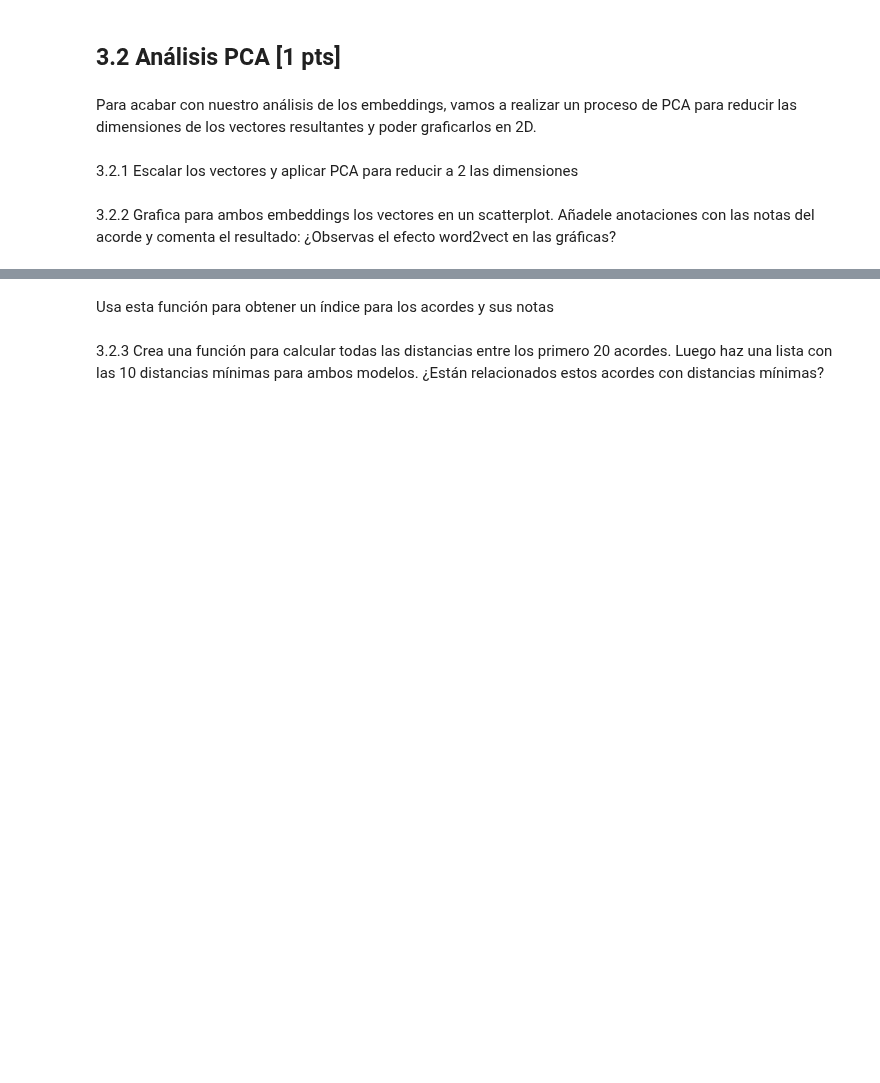
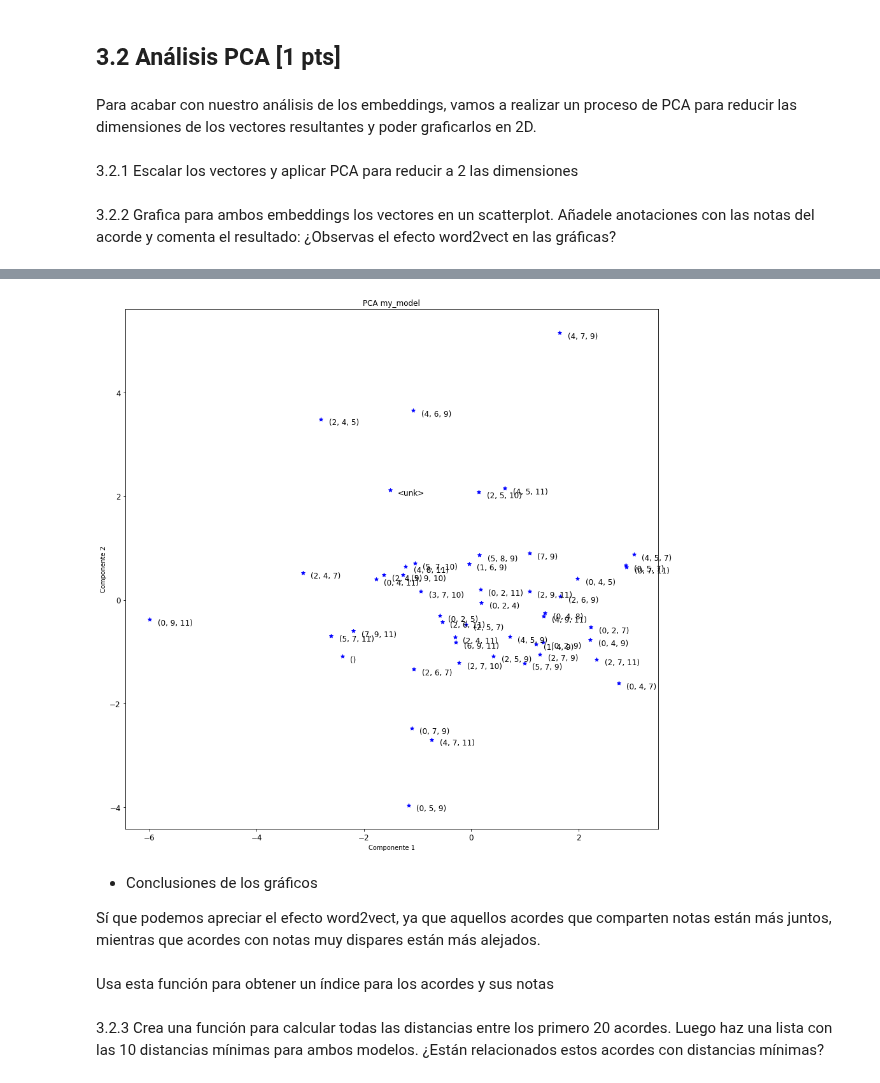
Before and after one commit to mariousm/Data-Science-Master, a Jupyter notebook: 2021-22/SegundoSemestre/DeepLearning/PEC3/UbiernaSanMamesMario_PEC3.ipynb, the cells around one changed output, grey strips where cells are left out. Cells and saved outputs as stored; diff of their text form; code cells hidden in the pictures; blank space fills up the shorter version.

```diff
--- a/2021-22/SegundoSemestre/DeepLearning/PEC3/UbiernaSanMamesMario_PEC3.ipynb
+++ b/2021-22/SegundoSemestre/DeepLearning/PEC3/UbiernaSanMamesMario_PEC3.ipynb
@@ -795,3 +830,28 @@ from sklearn.decomposition import PCA
+# %%
+# Gráficamos el scatterplot para my_model
+fig, ax = plt.subplots(figsize=(15,15))
+plt.tick_params(labelsize=12)
+style = dict(size=12, color='black')
+
+for i in range(0, len(idx_2_chord)):
+  try:
+    # ax.text(-pca_output_embed_bp_model[i,0]-0.15,pca_output_embed_bp_model[i,1]+0.11, ddd[idx_2_chord[i]],**style)
+    ax.text(-pca_output_embed_bp_model[i,0]+0.15,pca_output_embed_bp_model[i,1]-0.11, idx_2_chord[i],**style)
+    ax.scatter(-pca_output_embed_bp_model[i,0],pca_output_embed_bp_model[i,1], c="blue", marker="*")
+
+  except:
+    pass
+
+plt.title("PCA my_model")
+plt.xlabel("Componente 1")
+plt.ylabel("Componente 2")
+plt.show()
+# %% [output]
+[figure, added]
+# %% [markdown]
+* Conclusiones de los gráficos
+
+Sí que podemos apreciar el efecto word2vect, ya que aquellos acordes que comparten notas están más juntos, mientras que acordes con notas muy dispares están más alejados.
 # %% [markdown]
 Usa esta función para obtener un índice para los acordes y sus notas
 # %%
```
Also changed, not shown: parts of 8 cells of this notebook.
